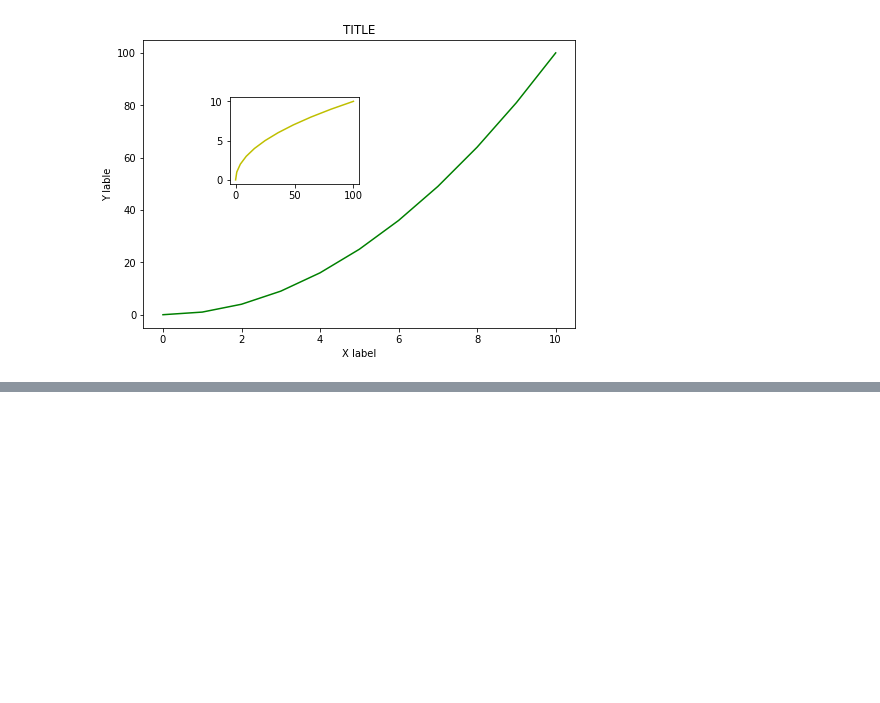
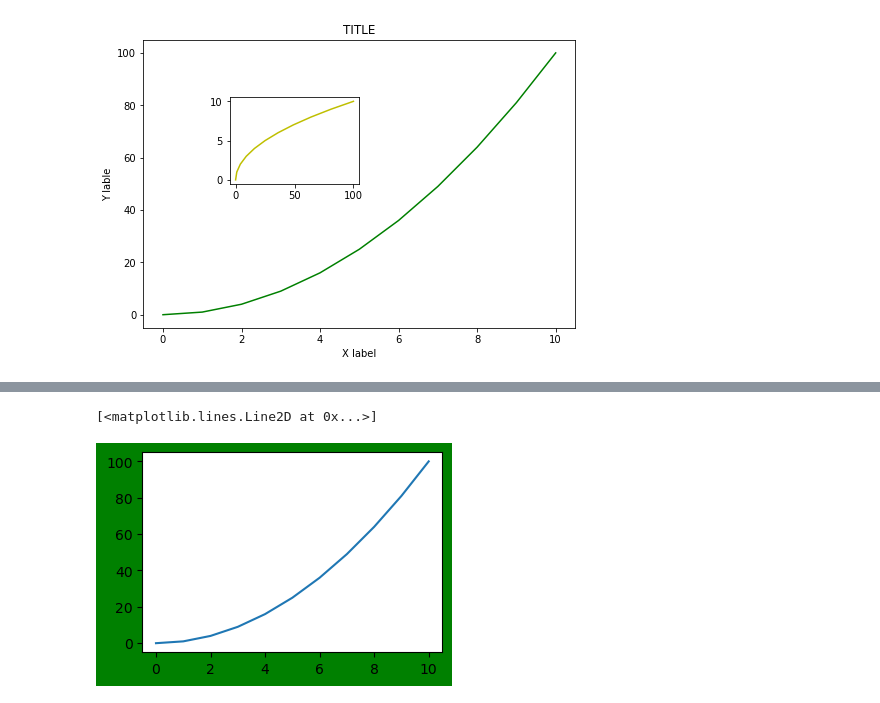
Before and after one commit to Purvanshsingh/Matplotlib, a Jupyter notebook: Matplotlib.ipynb, the cells around one changed output, grey strips where cells are left out. Saved outputs shown, nothing was run; the diff lists cells and outputs as text; code cells hidden in the pictures; blank space fills up the shorter version.

Commit message:
Matplotlib 2nd commit

```diff
--- a/Matplotlib.ipynb
+++ b/Matplotlib.ipynb
@@ -66,0 +70,8 @@ ppy.tight_layout()
+# %%
+''' Figure Size aspect ration and DPI '''
+fig = ppy.figure(figsize=(3,2),dpi=100,facecolor='g')
+ax = fig.add_axes([0,0,1,1])
+ax.plot(x,x**2)
+# %% [output]
+[<matplotlib.lines.Line2D at 0x...>]
+[figure, added]
```
Also changed, not shown: parts of 6 cells of this notebook.
